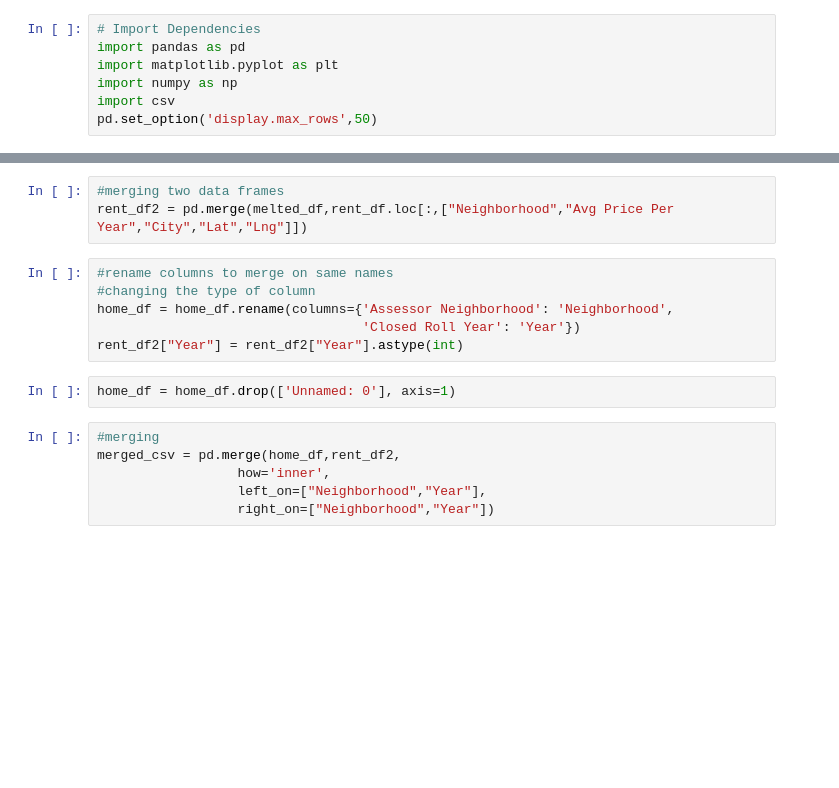
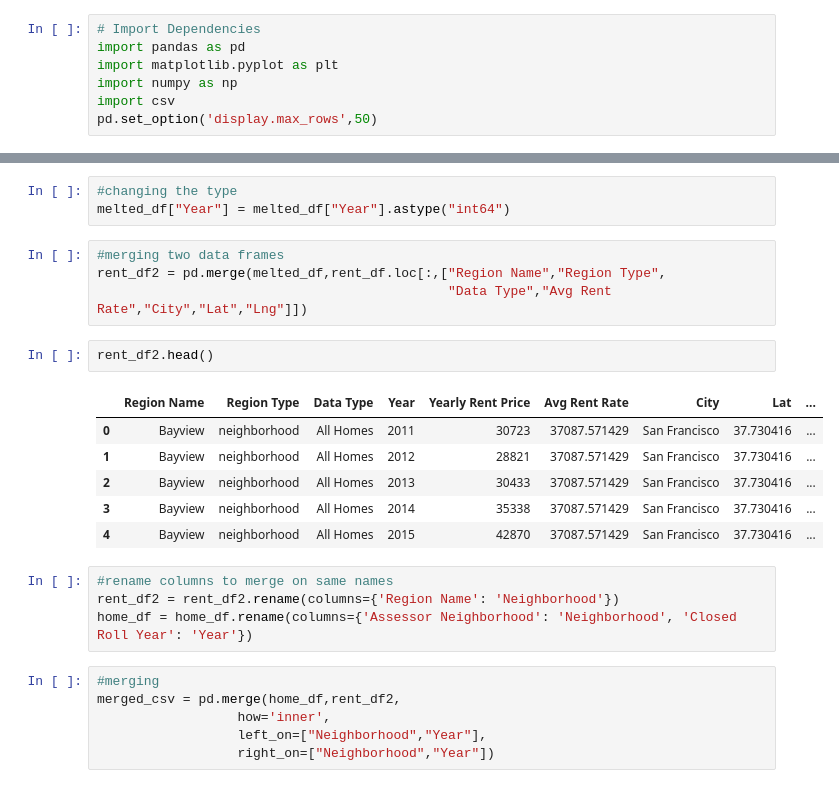
Before and after one commit to rochiecuevas/shared_accommodations, a Jupyter notebook: Home Prices/DataHome_Cleanup.ipynb, the cells around one changed output, grey strips where cells are left out. Saved outputs shown, nothing was run; the diff lists cells and outputs as text; blank space fills up the shorter version.

```diff
--- a/Home Prices/DataHome_Cleanup.ipynb
+++ b/Home Prices/DataHome_Cleanup.ipynb
@@ -29,14 +29,23 @@ melted_df.head()
+# %%
+#changing the type
+melted_df["Year"] = melted_df["Year"].astype("int64")
 # %%
 #merging two data frames
-rent_df2 = pd.merge(melted_df,rent_df.loc[:,["Neighborhood","Avg Price Per Year","City","Lat","Lng"]])
+rent_df2 = pd.merge(melted_df,rent_df.loc[:,["Region Name","Region Type",
+                                             "Data Type","Avg Rent Rate","City","Lat","Lng"]])
+# %%
+rent_df2.head()
+# %% [output]
+|  | Region Name | Region Type | Data Type | Year | Yearly Rent Price | Avg Rent Rate | City | Lat | ... |
+| 0 | Bayview | neighborhood | All Homes | 2011 | 30723 | 37087.571429 | San Francisco | 37.730416 | ... |
+| 1 | Bayview | neighborhood | All Homes | 2012 | 28821 | 37087.571429 | San Francisco | 37.730416 | ... |
+| 2 | Bayview | neighborhood | All Homes | 2013 | 30433 | 37087.571429 | San Francisco | 37.730416 | ... |
+| 3 | Bayview | neighborhood | All Homes | 2014 | 35338 | 37087.571429 | San Francisco | 37.730416 | ... |
+| 4 | Bayview | neighborhood | All Homes | 2015 | 42870 | 37087.571429 | San Francisco | 37.730416 | ... |
 # %%
 #rename columns to merge on same names
-#changing the type of column
-home_df = home_df.rename(columns={'Assessor Neighborhood': 'Neighborhood',
-                                  'Closed Roll Year': 'Year'})
-rent_df2["Year"] = rent_df2["Year"].astype(int)
+rent_df2 = rent_df2.rename(columns={'Region Name': 'Neighborhood'})
+home_df = home_df.rename(columns={'Assessor Neighborhood': 'Neighborhood', 'Closed Roll Year': 'Year'})
-# %%
-home_df = home_df.drop(['Unnamed: 0'], axis=1)
 # %%
 #merging
 merged_csv = pd.merge(home_df,rent_df2,
```
Also changed, not shown: parts of 8 cells of this notebook, 7 other files.
